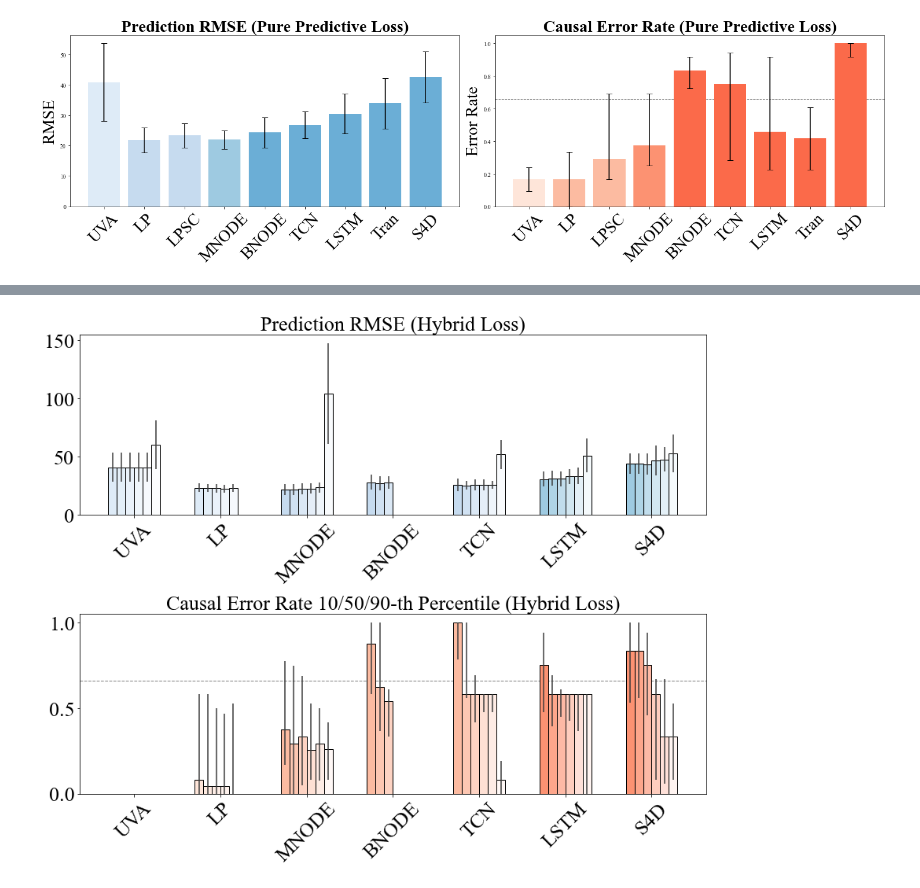
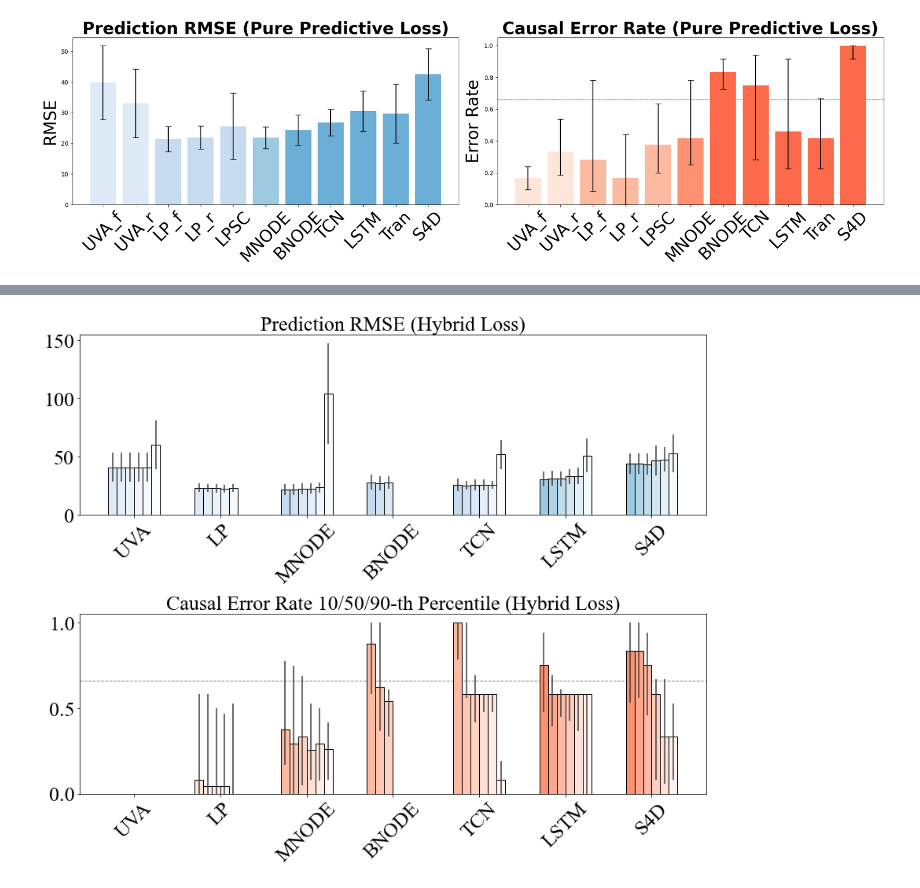
Before and after one commit to bobjz/H2NCM, a Jupyter notebook: plotting.ipynb, the cells around one changed output, grey strips where cells are left out. Saved outputs shown, nothing was run; the diff lists cells and outputs as text; code cells hidden in the pictures.

```diff
--- a/plotting.ipynb
+++ b/plotting.ipynb
@@ -10,39 +10,66 @@ matplotlib.rcParams['font.family'] = 'Times New Roman'
 
 # Data initialization
 alphas = ["0", "1e-4", "1e-3", "1e-2", "1e-1", "1"]
-models = ["UVA", "LP", "LPSC", "MNODE", "BNODE", "TCN","LSTM","Tran","S4D"]
-labels = ["UVA", "LP", "LPSC", "MNODE", "BNODE", "TCN","LSTM","Tran","S4D"]
+alphas_n = [0, 1e-4, 1e-3, 1e-2, 1e-1, 1]
+models = ["UVA_f", "UVA_r", "LP_f", "LP_r", "LPSC", "MNODE", "BNODE", "TCN","LSTM","Tran","S4D"]
+labels = ["UVA_f", "UVA_r", "LP_f", "LP_r", "LPSC", "MNODE", "BNODE", "TCN","LSTM","Tran","S4D"]
 
 
 # Custom colors for the bars
-colors = ['#b3cde3',  # Very light blue for UVA
-          '#8c96c6', '#8c96c6',  # Lighter blue for LP and LPSC
+colors = ['#b3cde3','#b3cde3',  # Very light blue for UVA
+          '#8c96c6', '#8c96c6', '#8c96c6', # Lighter blue for LP and LPSC
           '#8856a7',  # Medium blue for MNODE
           '#810f7c', '#810f7c', '#810f7c', '#810f7c', '#810f7c']  # Darker blue for the rest
 
-data_pred = {
-    "UVA": ['40.857/12.73', '40.861/12.718', '40.898/12.726', '40.791/12.457', '40.792/12.55', '60.971/18.486'],
-    "LP": ['21.861/4.101', '21.938/4.021', '22.099/3.952', '21.896/3.505', '20.596/3.743', '40.674/8.981'],
-    "LPSC":['23.282/4.09', '24.444/6.618', '24.914/7.126', '23.215/4.213', '23.771/5.07', '67.058/15.389'],
-    "MNODE": ['21.947/3.012', '21.761/3.298', '21.326/3.068', '20.849/3.499', '21.361/2.746', '30.035/12.512'],
-    "BNODE": ['24.265/5.042', '24.597/5.68', '23.531/3.87', '23.507/4.112', '26.299/5.895', '54.911/13.822'],
-    "TCN": ['26.776/4.363', '26.03/3.518', '26.446/4.771', '25.528/4.125', '29.325/7.337', '51.176/13.292'],
-    "LSTM": ['30.497/6.62', '31.224/7.506', '30.759/7.165', '31.853/7.302', '34.789/6.634', '50.967/14.146'],
-    "Tran": ['33.886/8.323', '33.329/9.036', '33.286/8.607', '31.445/8.071', '34.08/10.833', '54.159/13.793'],
-    "S4D": ['42.576/8.36', '43.189/8.336', '43.5/8.411', '46.123/8.355', '45.135/8.984', '51.61/14.913']
-}
+data_pred={}
+data_rank={}
+for mod in models:
+    mod2=mod
+    #if mod=="MNODE":
+    #    mod2=mod+"2"
+    if mod=="UVA_f":
+        mod2="UVA_full"
+    if mod=="UVA_r":
+        mod2="UVA_reduced"
+    if mod=="LP_f":
+        mod2="LP_full"
+    if mod=="LP_r":
+        mod2="LP_reduced"
+    if mod=="LPSC":
+        mod2="LPSC_reduced"
+    pred=[]
+    causal=[]
+    for a in alphas_n:
+        rmse=np.load(f"{mod2}_a{a}_pred.npy")
+        er=np.load(f"{mod2}_a{a}_causal.npy")
+        pred.append(f"{np.mean(rmse)}/{np.std(rmse)}")
+        causal.append(f"{np.quantile(er,0.1)}/{np.quantile(er,0.5)}/{np.quantile(er,0.9)}")
+    data_pred[mod]=pred
+    data_rank[mod]=causal
 
-data_rank={
-    "UVA": ['0.095/0.167/0.239', '0.095/0.167/0.239', '0.095/0.167/0.239', '0.095/0.167/0.239', '0.095/0.167/0.239', '0.095/0.167/0.239'],
-    "LP": ['0.0/0.167/0.333', '0.0/0.042/0.275', '0.0/0.0/0.025', '0.0/0.0/0.0', '0.0/0.0/0.0', '0.0/0.0/0.0'],
-    "LPSC": ['0.167/0.292/0.692', '0.083/0.333/0.583', '0.0/0.083/0.217', '0.0/0.0/0.083', '0.0/0.0/0.083', '0.0/0.0/0.0'],
-    "MNODE": ['0.25/0.375/0.692', '0.058/0.167/0.525', '0.0/0.0/0.25', '0.0/0.0/0.083', '0.0/0.0/0.0', '0.0/0.0/0.108'],
-    "BNODE": ['0.725/0.833/0.917', '0.258/0.833/0.917', '0.0/0.167/0.542', '0.0/0.0/0.083', '0.0/0.0/0.083', '0.0/0.0/0.292'],
-    "TCN": ['0.283/0.75/0.942', '0.167/0.416/0.75', '0.0/0.125/0.583', '0.0/0.042/0.108', '0.0/0.0/0.108', '0.0/0.0/0.0'],
-    "LSTM": ['0.225/0.458/0.917', '0.0/0.25/0.608', '0.0/0.083/0.333', '0.0/0.0/0.083', '0.0/0.0/0.083', '0.0/0.0/0.0'],
-    "Tran": ['0.225/0.417/0.608', '0.083/0.333/0.583', '0.058/0.125/0.25', '0.0/0.0/0.108', '0.0/0.0/0.108', '0.0/0.083/0.167'],
-    "S4D": ['0.917/1.0/1.0', '0.917/0.917/1.0', '0.725/0.917/1.0', '0.0/0.25/0.775', '0.0/0.125/0.277', '0.0/0.167/0.333']
-}
+#data_pred = {
+#    "UVA": ['40.857/12.73', '40.861/12.718', '40.898/12.726', '40.791/12.457', '40.792/12.55', '60.971/18.486'],
+#    "LP": ['21.861/4.101', '21.938/4.021', '22.099/3.952', '21.896/3.505', '20.596/3.743', '40.674/8.981'],
+#    "LPSC":['23.282/4.09', '24.444/6.618', '24.914/7.126', '23.215/4.213', '23.771/5.07', '67.058/15.389'],
+#    "MNODE": ['21.947/3.012', '21.761/3.298', '21.326/3.068', '20.849/3.499', '21.361/2.746', '30.035/12.512'],
+#    "BNODE": ['24.265/5.042', '24.597/5.68', '23.531/3.87', '23.507/4.112', '26.299/5.895', '54.911/13.822'],
+#    "TCN": ['26.776/4.363', '26.03/3.518', '26.446/4.771', '25.528/4.125', '29.325/7.337', '51.176/13.292'],
+#    "LSTM": ['30.497/6.62', '31.224/7.506', '30.759/7.165', '31.853/7.302', '34.789/6.634', '50.967/14.146'],
+#    "Tran": ['33.886/8.323', '33.329/9.036', '33.286/8.607', '31.445/8.071', '34.08/10.833', '54.159/13.793'],
+#    "S4D": ['42.576/8.36', '43.189/8.336', '43.5/8.411', '46.123/8.355', '45.135/8.984', '51.61/14.913']
+#}
+
+#data_rank={
+#    "UVA": ['0.095/0.167/0.239', '0.095/0.167/0.239', '0.095/0.167/0.239', '0.095/0.167/0.239', '0.095/0.167/0.239', '0.095/0.167/0.239'],
+#    "LP": ['0.0/0.167/0.333', '0.0/0.042/0.275', '0.0/0.0/0.025', '0.0/0.0/0.0', '0.0/0.0/0.0', '0.0/0.0/0.0'],
+#    "LPSC": ['0.167/0.292/0.692', '0.083/0.333/0.583', '0.0/0.083/0.217', '0.0/0.0/0.083', '0.0/0.0/0.083', '0.0/0.0/0.0'],
+#    "MNODE": ['0.25/0.375/0.692', '0.058/0.167/0.525', '0.0/0.0/0.25', '0.0/0.0/0.083', '0.0/0.0/0.0', '0.0/0.0/0.108'],
+#    "BNODE": ['0.725/0.833/0.917', '0.258/0.833/0.917', '0.0/0.167/0.542', '0.0/0.0/0.083', '0.0/0.0/0.083', '0.0/0.0/0.292'],
+#    "TCN": ['0.283/0.75/0.942', '0.167/0.416/0.75', '0.0/0.125/0.583', '0.0/0.042/0.108', '0.0/0.0/0.108', '0.0/0.0/0.0'],
+#    "LSTM": ['0.225/0.458/0.917', '0.0/0.25/0.608', '0.0/0.083/0.333', '0.0/0.0/0.083', '0.0/0.0/0.083', '0.0/0.0/0.0'],
+#    "Tran": ['0.225/0.417/0.608', '0.083/0.333/0.583', '0.058/0.125/0.25', '0.0/0.0/0.108', '0.0/0.0/0.108', '0.0/0.083/0.167'],
+#    "S4D": ['0.917/1.0/1.0', '0.917/0.917/1.0', '0.725/0.917/1.0', '0.0/0.25/0.775', '0.0/0.125/0.277', '0.0/0.167/0.333']
+#}
 
 
 
@@ -65,14 +92,14 @@ rank_values, rank_errors1, rank_errors2 = get_rank_errors(data_rank)
 
 
 # Custom colors for prediction bars in light blues
-colors_blue = ['#deebf7',  # Very light blue for UVA
-               '#c6dbef', '#c6dbef',  # Second lightest blue for LP and LPSC
+colors_blue = ['#deebf7', '#deebf7',  # Very light blue for UVA
+               '#c6dbef', '#c6dbef', '#c6dbef', # Second lightest blue for LP and LPSC
                '#9ecae1',  # Third lightest blue for MNODE
                '#6baed6', '#6baed6', '#6baed6', '#6baed6', '#6baed6']  # Fourth lightest blue for the rest
 
 # Custom colors for ranking bars in light reds
-colors_red = ['#fee5d9',  # Very light red for UVA
-              '#fcbba1', '#fcbba1',  # Second lightest red for LP and LPSC
+colors_red = ['#fee5d9', '#fee5d9', # Very light red for UVA
+              '#fcbba1', '#fcbba1', '#fcbba1',# Second lightest red for LP and LPSC
               '#fc9272',  # Third lightest red for MNODE
               '#fb6a4a', '#fb6a4a', '#fb6a4a', '#fb6a4a', '#fb6a4a']  # Fourth lightest red for the rest
 
@@ -104 +134 @@ plt.show()
-[figure, old version]
+[figure, new version]
```
Also changed, not shown: parts of 3 cells of this notebook, 27 other files.
